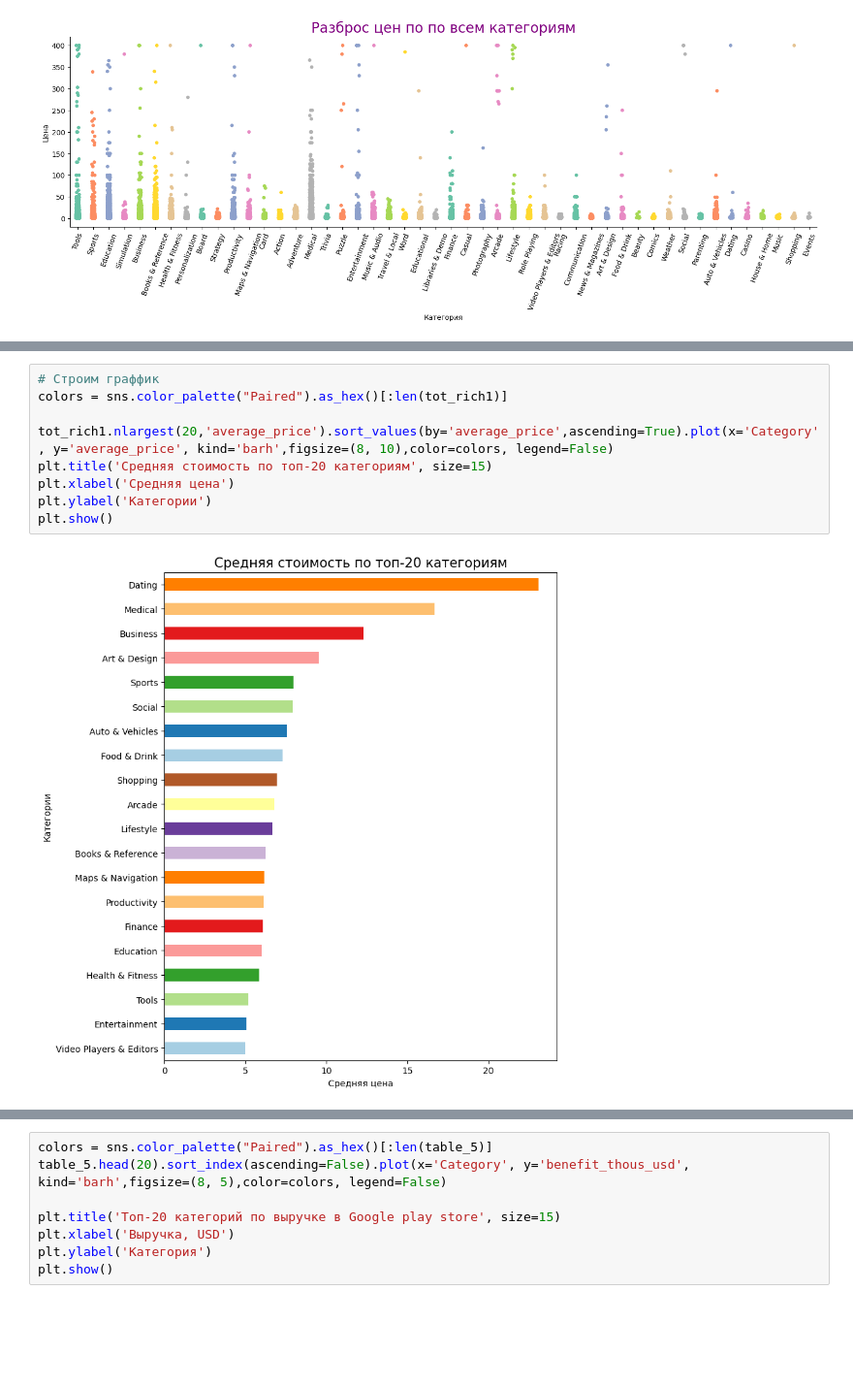
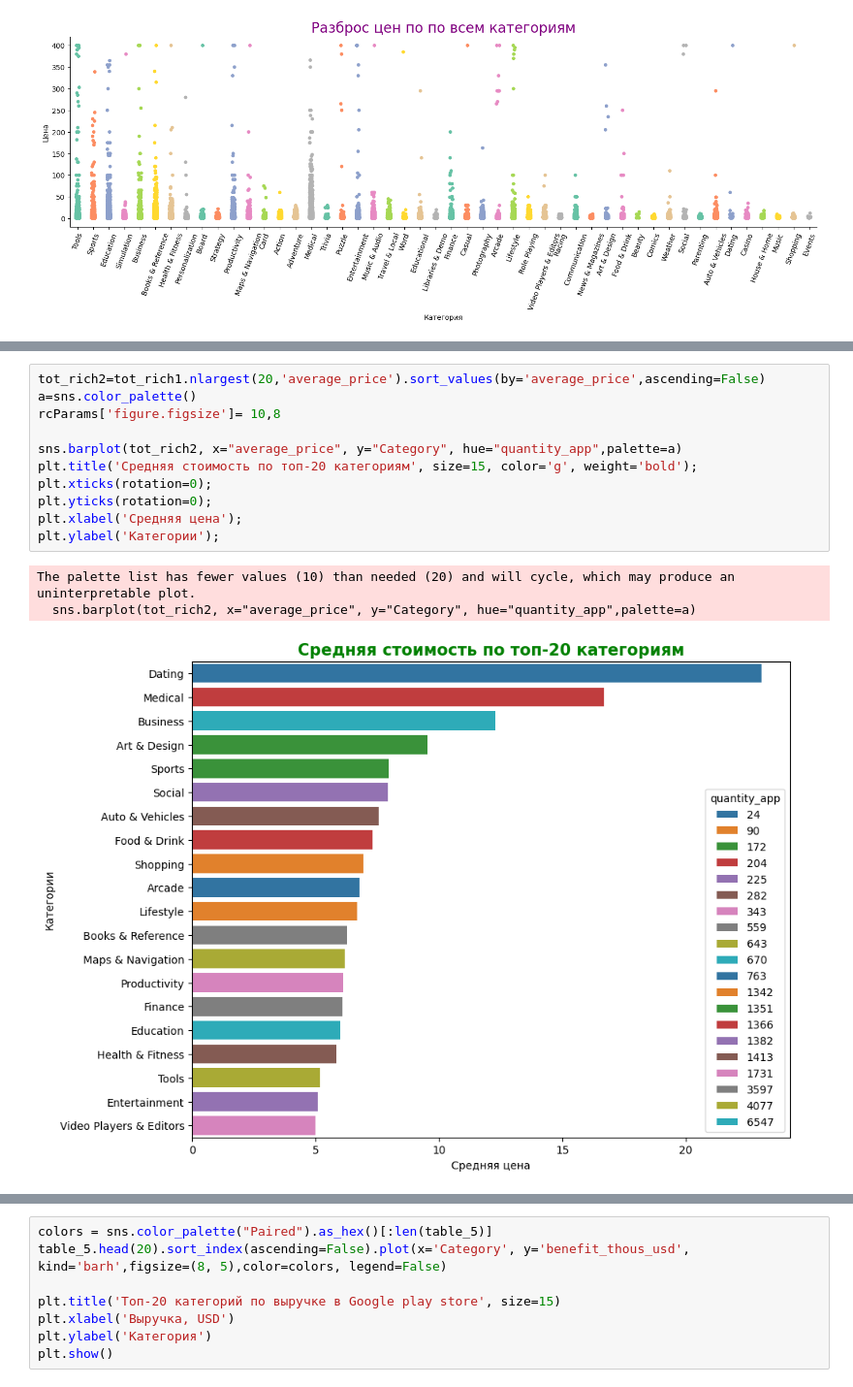
Before and after one commit to Valentin1313/DA_final_project, a Jupyter notebook: Final_Research.ipynb, the cells around one changed output, grey strips where cells are left out. Shown at 97% size. Saved outputs shown, nothing was run; the diff lists cells and outputs as text; blank space fills up the shorter version.

```diff
--- a/Final_Research.ipynb
+++ b/Final_Research.ipynb
@@ -797,14 +776,18 @@ tot_rich1.head(5)
 # %%
-# Строим граффик
-colors = sns.color_palette("Paired").as_hex()[:len(tot_rich1)]
+tot_rich2=tot_rich1.nlargest(20,'average_price').sort_values(by='average_price',ascending=False)
+a=sns.color_palette()
+rcParams['figure.figsize']= 10,8
 
-tot_rich1.nlargest(20,'average_price').sort_values(by='average_price',ascending=True).plot(x='Category', y='average_price', kind='barh',figsize=(8, 10),color=colors, legend=False)
-plt.title('Средняя стоимость по топ-20 категориям', size=15)
-plt.xlabel('Средняя цена')
-plt.ylabel('Категории')
-plt.show()
+sns.barplot(tot_rich2, x="average_price", y="Category", hue="quantity_app",palette=a)
+plt.title('Средняя стоимость по топ-20 категориям', size=15, color='g', weight='bold');
+plt.xticks(rotation=0);
+plt.yticks(rotation=0);
+plt.xlabel('Средняя цена');
+plt.ylabel('Категории');
 # %% [output]
+The palette list has fewer values (10) than needed (20) and will cycle, which may produce an uninterpretable plot.
+  sns.barplot(tot_rich2, x="average_price", y="Category", hue="quantity_app",palette=a)
-[figure, old version]
+[figure, new version]
 # %%
 # Вывели приложения по выручке
 pl_benfit=pl_with_0_dol.loc[:,['Category','App_name','Price','Maximum_installs']]
```
Also changed, not shown: parts of 31 cells of this notebook.
